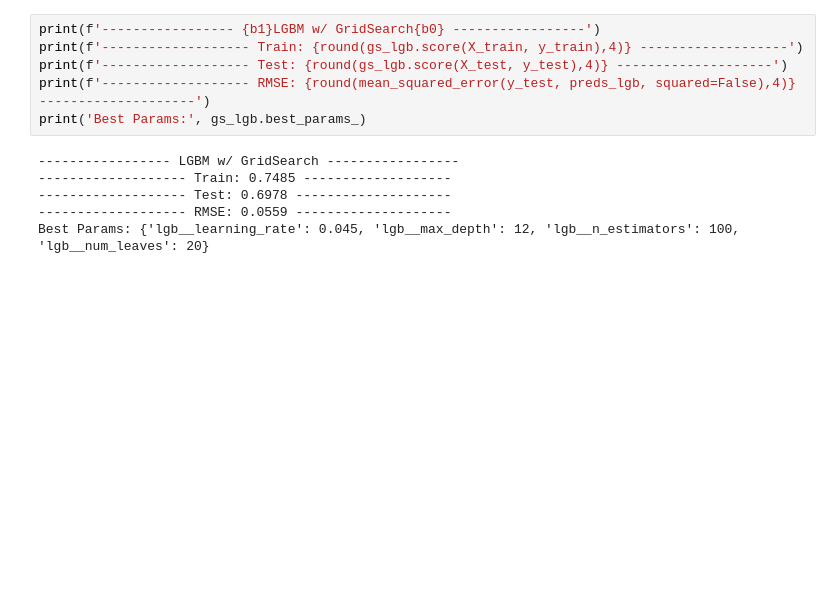
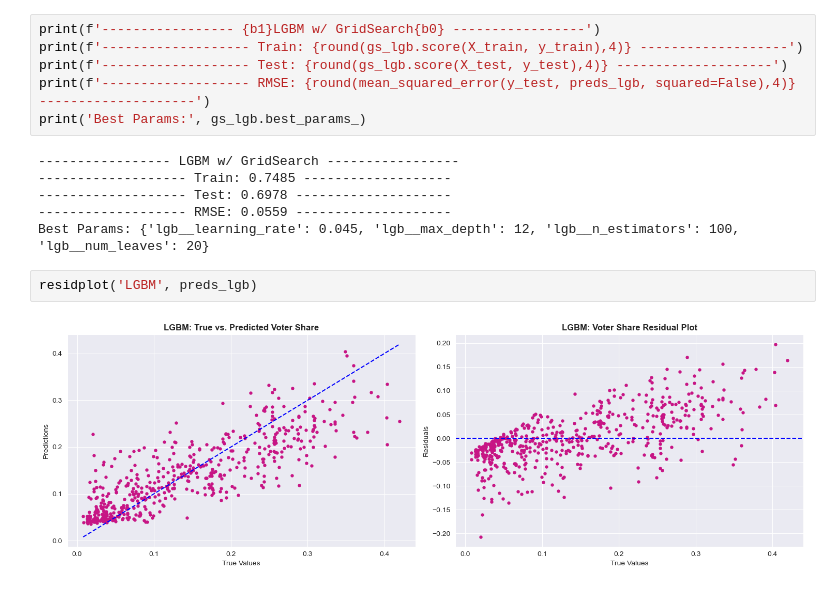
Before and after one commit to farahmalik11/DSI508_Capstone, a Jupyter notebook: code/05_Data_Modeling_II.ipynb, the cells around one changed output. Cells and saved outputs as stored; diff of their text form; blank space fills up the shorter version.

```diff
--- a/code/05_Data_Modeling_II.ipynb
+++ b/code/05_Data_Modeling_II.ipynb
@@ -1054,3 +1110,7 @@ print('Best Params:', gs_lgb.best_params_)
 ------------------- Test: 0.6978 --------------------
 ------------------- RMSE: 0.0559 --------------------
 Best Params: {'lgb__learning_rate': 0.045, 'lgb__max_depth': 12, 'lgb__n_estimators': 100, 'lgb__num_leaves': 20}
+# %%
+residplot('LGBM', preds_lgb)
+# %% [output]
+[figure, added]
```
Also changed, not shown: parts of 13 cells of this notebook, 10 other files.
